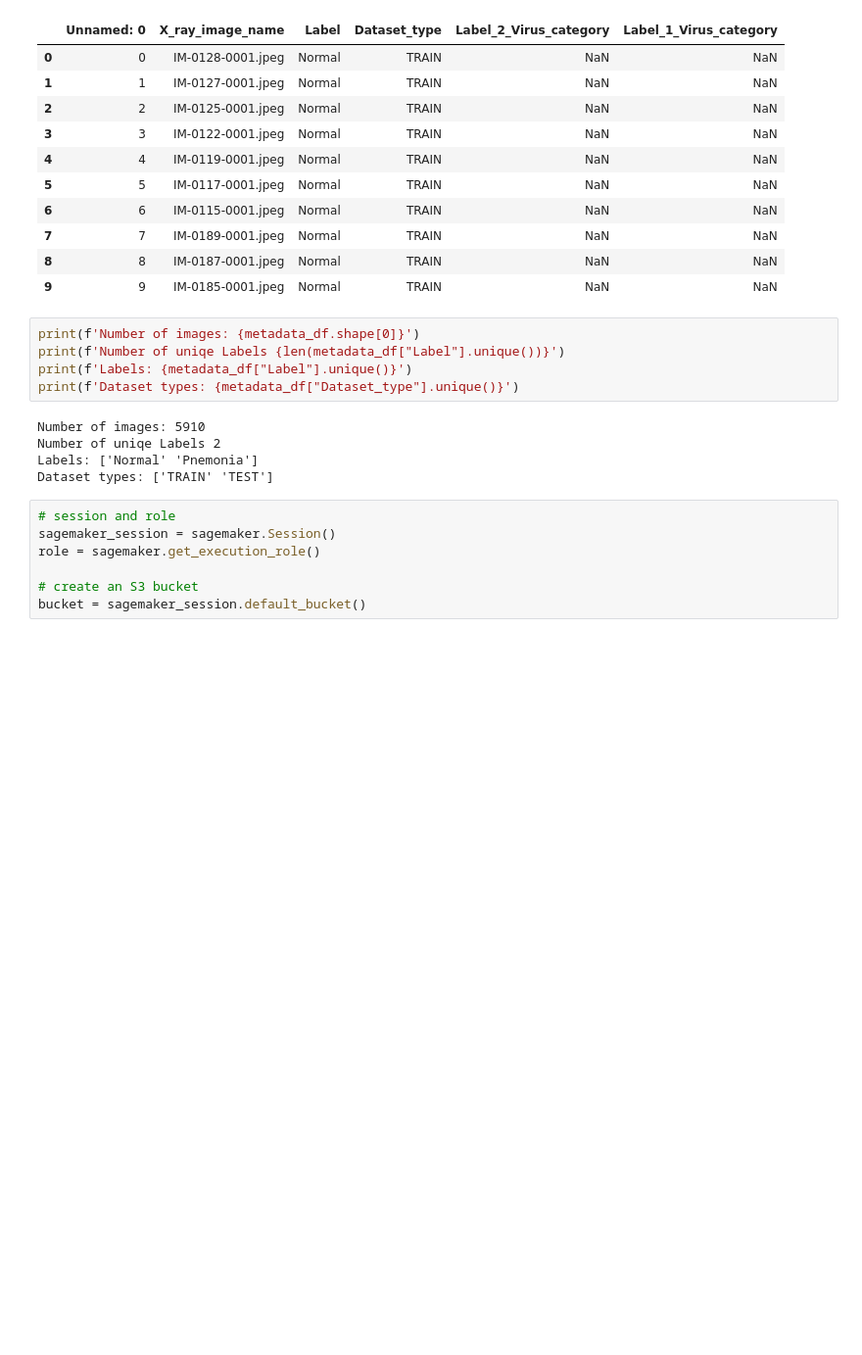
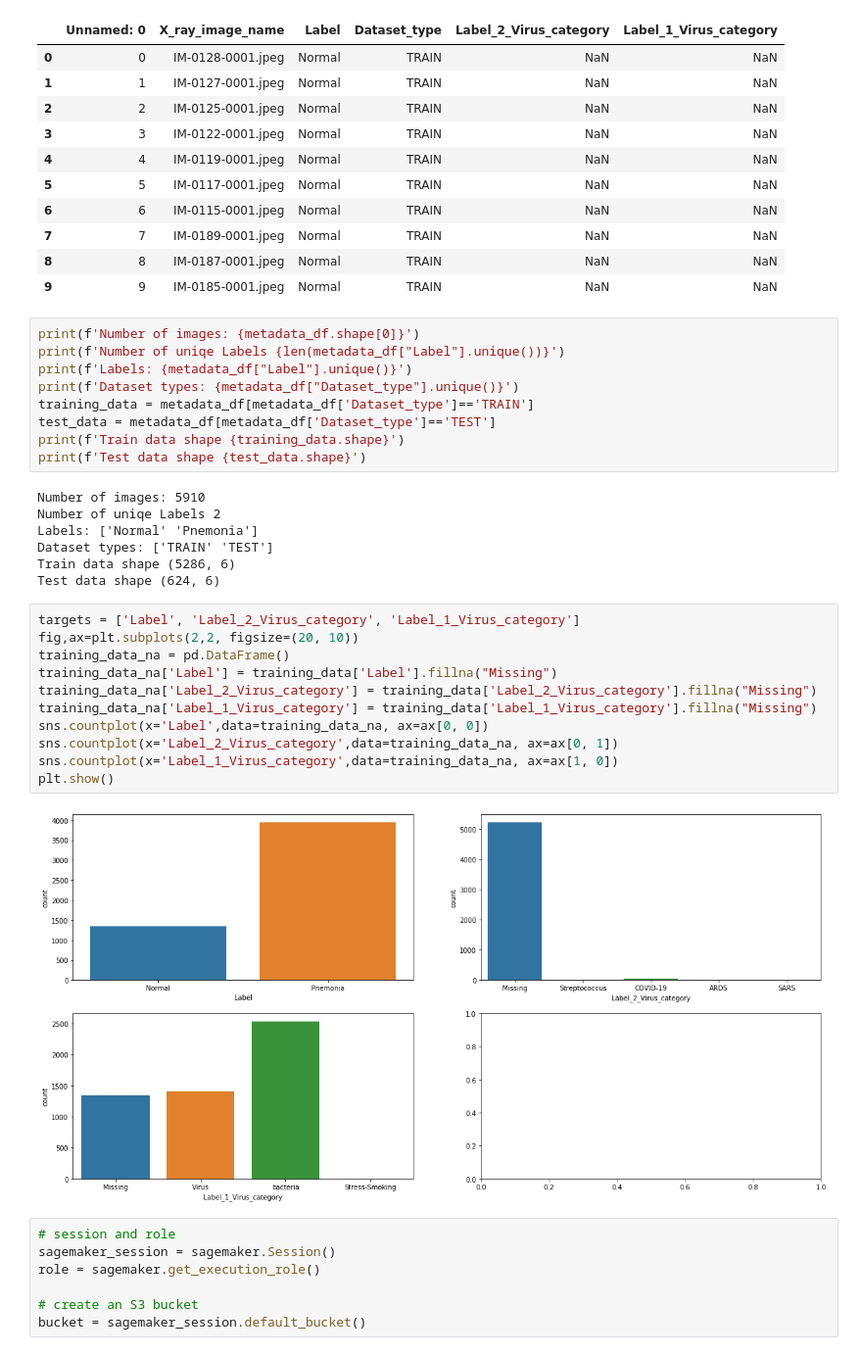
Before and after one commit to rkopec91/Machine-Learning-Engineer-Capstone, a Jupyter notebook: Chest_xray_notebook.ipynb, the cells around one changed output. Shown: that part at 98% size. Cells and saved outputs as stored; diff of their text form; blank space fills up the shorter version.

```diff
--- a/Chest_xray_notebook.ipynb
+++ b/Chest_xray_notebook.ipynb
@@ -88,11 +89,30 @@ print(f'Number of images: {metadata_df.shape[0]}')
 print(f'Number of uniqe Labels {len(metadata_df["Label"].unique())}')
 print(f'Labels: {metadata_df["Label"].unique()}')
 print(f'Dataset types: {metadata_df["Dataset_type"].unique()}')
+training_data = metadata_df[metadata_df['Dataset_type']=='TRAIN']
+test_data = metadata_df[metadata_df['Dataset_type']=='TEST']
+print(f'Train data shape {training_data.shape}')
+print(f'Test data shape {test_data.shape}')
 # %% [output]
 Number of images: 5910
 Number of uniqe Labels 2
 Labels: ['Normal' 'Pnemonia']
 Dataset types: ['TRAIN' 'TEST']
+Train data shape (5286, 6)
+Test data shape (624, 6)
+# %%
+targets = ['Label', 'Label_2_Virus_category', 'Label_1_Virus_category']
+fig,ax=plt.subplots(2,2, figsize=(20, 10))
+training_data_na = pd.DataFrame()
+training_data_na['Label'] = training_data['Label'].fillna("Missing")
+training_data_na['Label_2_Virus_category'] = training_data['Label_2_Virus_category'].fillna("Missing")
+training_data_na['Label_1_Virus_category'] = training_data['Label_1_Virus_category'].fillna("Missing")
+sns.countplot(x='Label',data=training_data_na, ax=ax[0, 0])
+sns.countplot(x='Label_2_Virus_category',data=training_data_na, ax=ax[0, 1])
+sns.countplot(x='Label_1_Virus_category',data=training_data_na, ax=ax[1, 0])
+plt.show()
+# %% [output]
+[figure, added]
 # %%
 # session and role
 sagemaker_session = sagemaker.Session()
```
Also changed, not shown: parts of 1 cell of this notebook.
